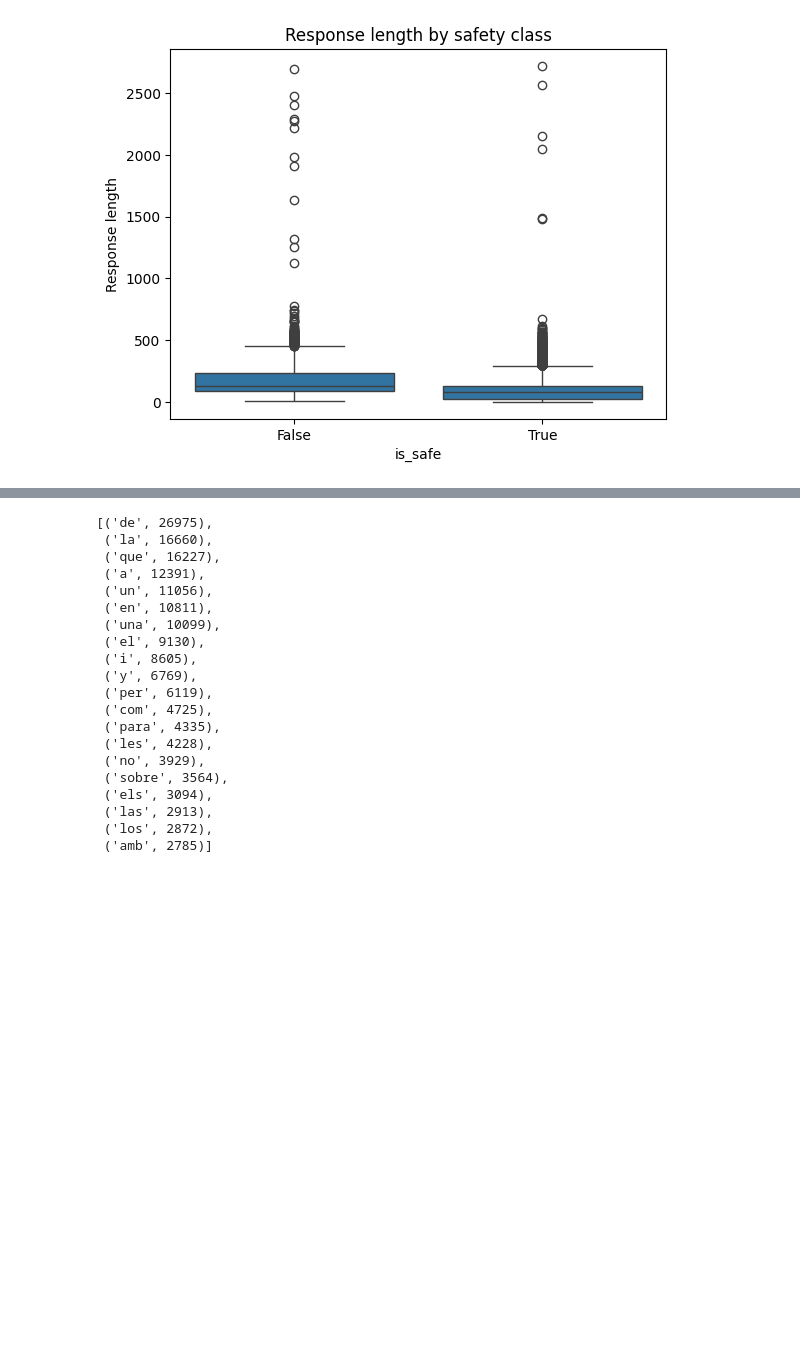
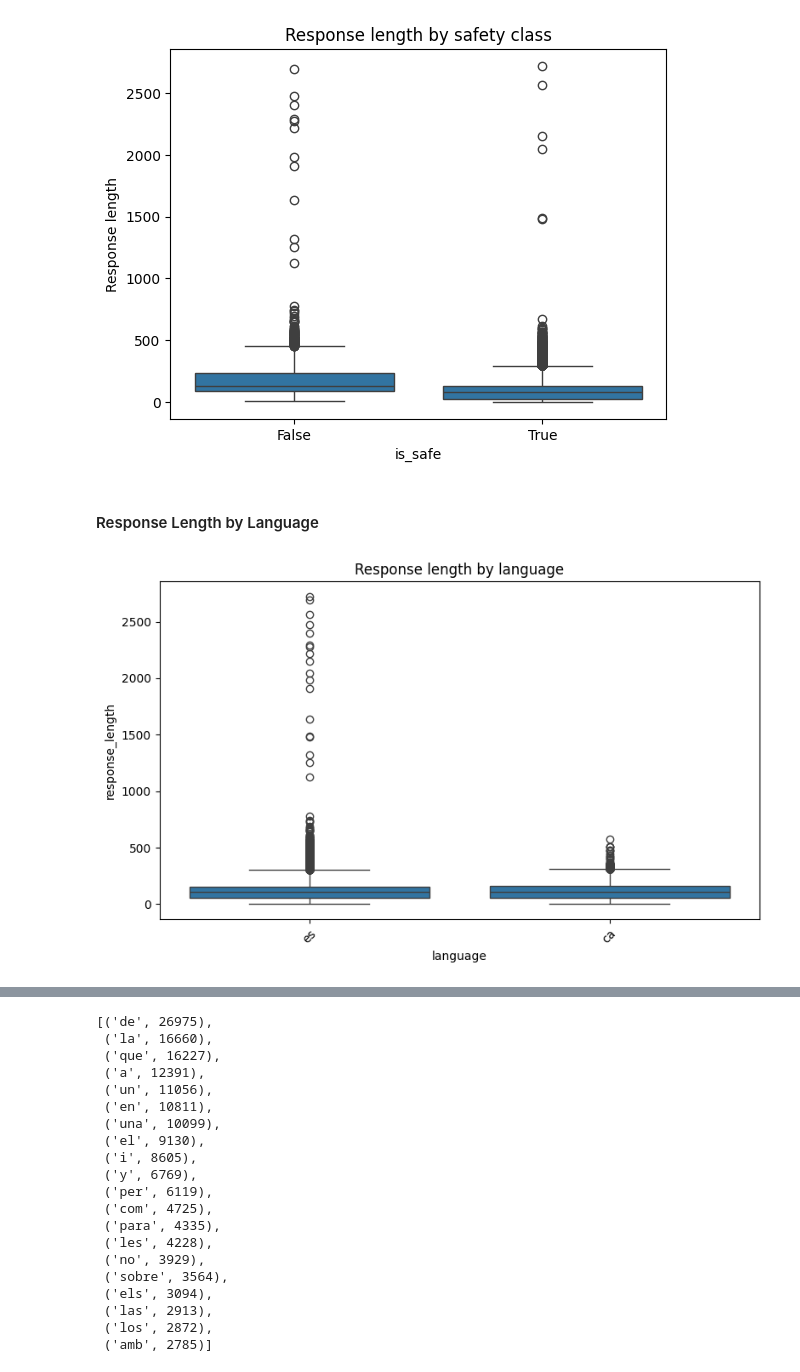
Before and after one commit to carolinapires03/NLP-project1, a Jupyter notebook: notebooks/01-EDA.ipynb, the cells around one changed output, grey strips where cells are left out. Saved outputs shown, nothing was run; the diff lists cells and outputs as text; code cells hidden in the pictures; blank space fills up the shorter version.

```diff
--- a/notebooks/01-EDA.ipynb
+++ b/notebooks/01-EDA.ipynb
@@ -215,3 +317,14 @@ plt.ylabel("Response length")
 plt.show()
 # %% [output]
 [figure]
+# %% [markdown]
+#### Response Length by Language
+# %%
+plt.figure(figsize=(8,5))
+sns.boxplot(data=train_df, x="language", y="response_length")
+plt.title("Response length by language")
+plt.xticks(rotation=45)
+plt.tight_layout()
+plt.show()
+# %% [output]
+[figure, added]
```
Also changed, not shown: parts of 45 cells of this notebook.
